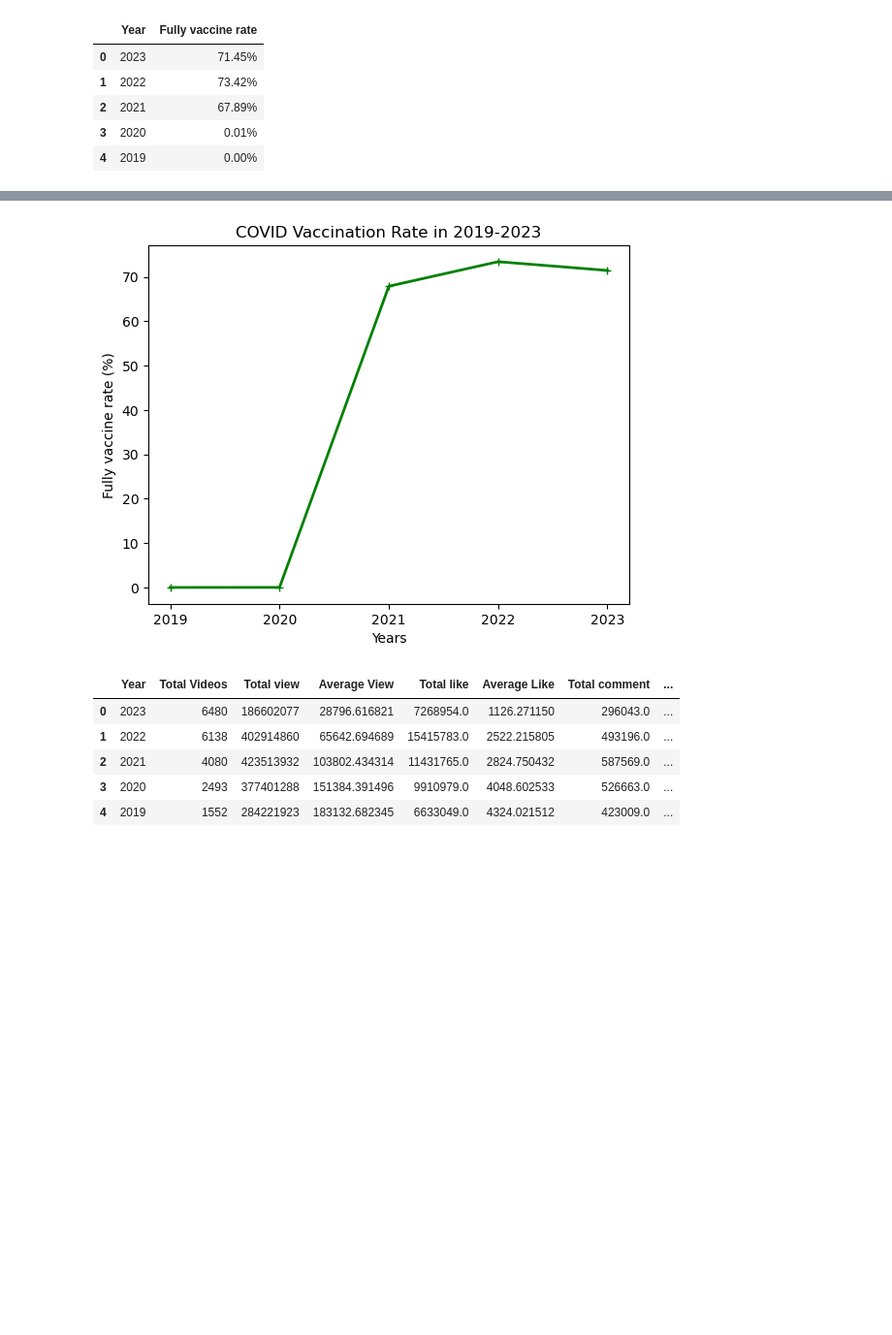
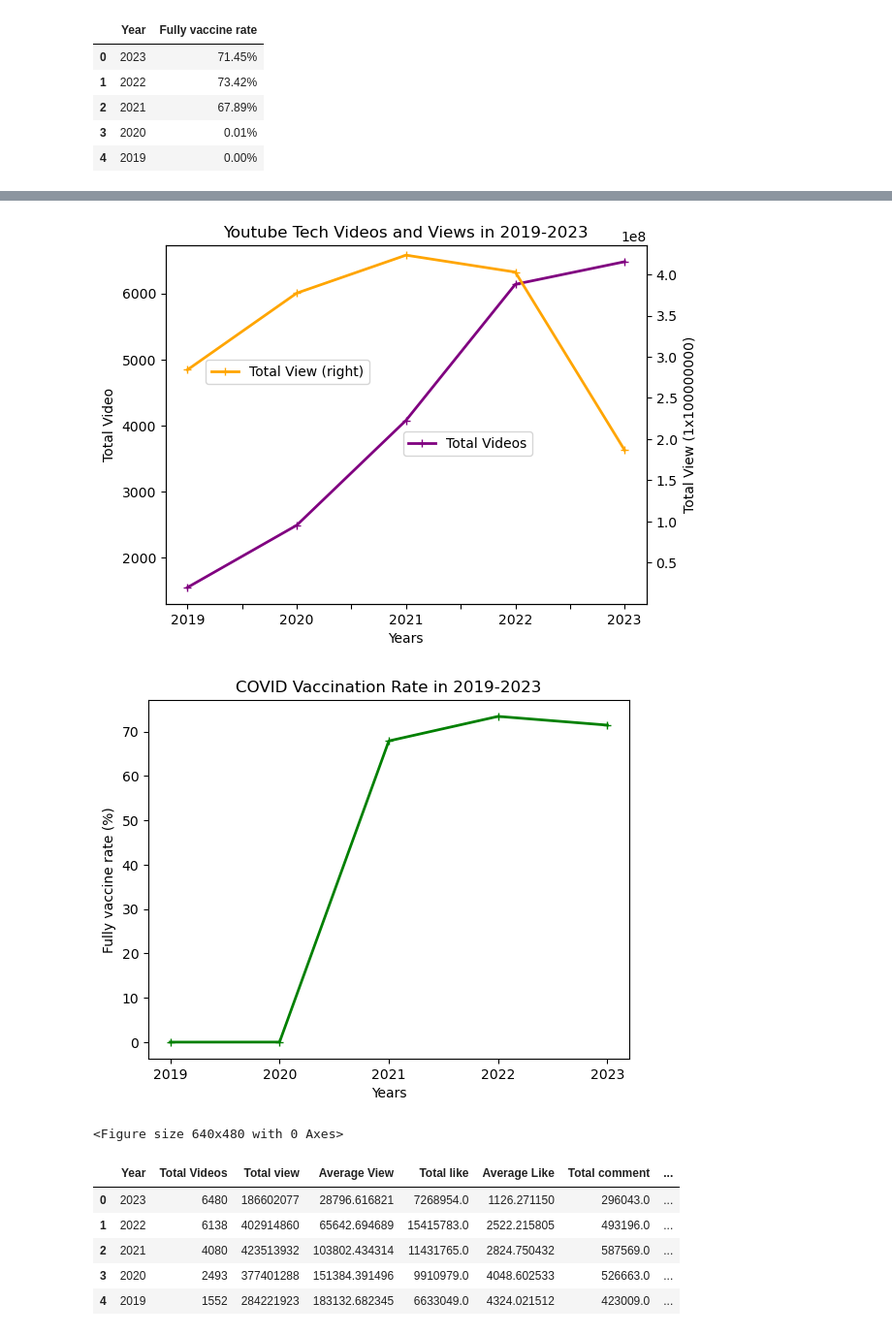
Before and after one commit to AhldenBrough/Covid-vs-Tech-Careers, a Jupyter notebook: youtube video analysis.ipynb, the cells around one changed output, grey strips where cells are left out. Shown at 97% size. Cells and saved outputs as stored; diff of their text form; code cells hidden in the pictures; blank space fills up the shorter version.

```diff
--- a/youtube video analysis.ipynb
+++ b/youtube video analysis.ipynb
@@ -403,4 +409,27 @@ plt.bar(years, youtube_video, color=colors, align="center")
 [figure]
+# %%
+#Total video and view chart
+video_view_plot = pd.DataFrame(data={'Years':["2019","2020","2021","2022","2023"],
+                        'total_video':[year_nineteen_total, year_twenty_total, year_twenty_one_total, year_twenty_two_total, year_twenty_three_total],
+                        'total_view':[nineteen_total_view, twenty_total_view, twenty_one_total_view, twenty_two_total_view, twenty_three_total_view]})
+
+fig, ax = plt.subplots()
+
+total_video_plot= video_view_plot.plot(x = 'Years', y = 'total_video', ax = ax, linewidth=2,marker="+", label="Total Videos", color='purple')
+total_view_plot= video_view_plot.plot(x = 'Years', y = 'total_view', ax = ax, secondary_y = True,color='orange',linewidth=2, marker="+", label="Total View", ylim=1)
+total_video_plot.legend(bbox_to_anchor=(0.48, 0.5))
+total_view_plot.legend(bbox_to_anchor=(0.07, 0.7))
+
+plt.title("Youtube Tech Videos and Views in 2019-2023")
+plt.xlabel("Years")
+ax.set_ylabel("Total Video")
+ax.right_ax.set_ylabel("Total View (1x100000000)")
+
+#Save video_view chart
+plt.savefig("video_view_chart.jpg")
+plt.show()
+# %% [output]
+[figure, added]
 # %%
 #Vaccine rate chart
 years = ["2019", "2020", "2021", "2022", "2023"]
@@ -408,10 +437,14 @@ vaccine= 0,0.01,67.89,73.42,71.45
 plt.title("COVID Vaccination Rate in 2019-2023")
 plt.xlabel("Years")
 plt.ylabel("Fully vaccine rate (%)")
-plt.plot(years, vaccine, marker="+",color="green", linewidth=2, label="Fully Vaccine Rate", )
+plt.plot(years, vaccine, marker="+",color="green", linewidth=2, label="Fully Vaccine Rate" )
 plt.show()
+#Save vaccination rate chart
+plt.savefig("vaccinechart.jpg")
+plt.show()
 # %% [output]
 [figure]
+<Figure size 640x480 with 0 Axes>
 # %%
 #Merge youtube video view and fully vaccine rate
 merge_data= total_summary.merge(vaccine_summary, how="left")
```
Also changed, not shown: parts of 6 cells of this notebook, 7 other files.
